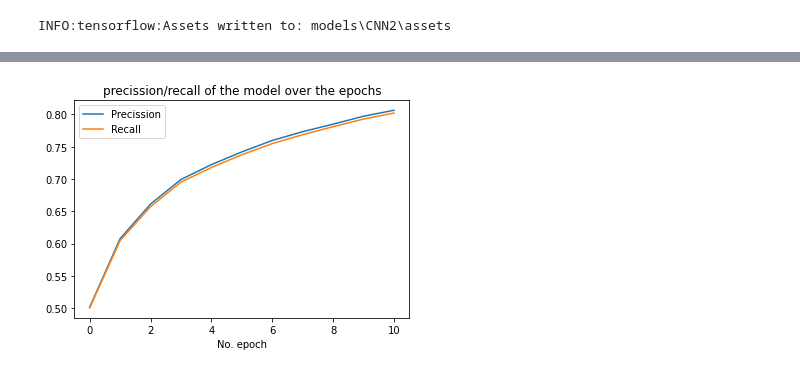
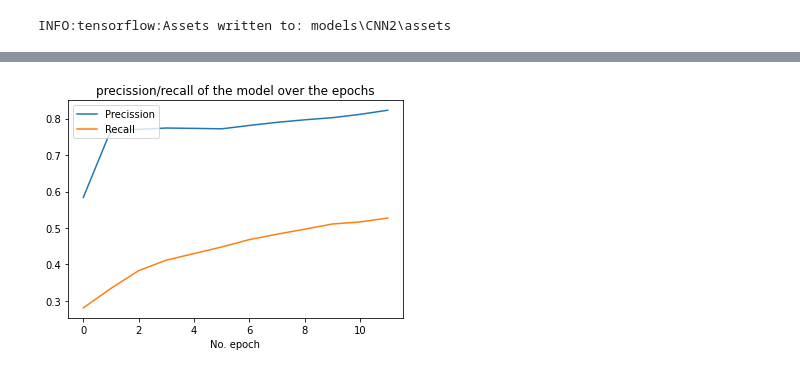
Before and after one commit to cocoalex00/Speech-recognition-COM3025, a Jupyter notebook: CNN.ipynb, the cells around one changed output, grey strips where cells are left out. Drawn from its saved outputs; the diff is of its cells as text; code cells hidden in the pictures.

Commit message:
both models in separate notebooks with evaluation

```diff
--- a/CNN.ipynb
+++ b/CNN.ipynb
@@ -135,9 +70,0 @@ INFO:tensorflow:Assets written to: models\CNN\assets
-# %%
-# Load the model
-model = keras.models.load_model('models\CNN')
-
-
-# Load the history object
-file = open('models\CNN_history', 'rb')
-history = pickle.load(file)
-file.close()
@@ -293,10 +182,10 @@ sns.heatmap(cf_matrix, annot=True, fmt='g' )
 # %%
 # Precision / Recall curve (training)
-plt.plot(history2['precision'], label="Precission")
-plt.plot(history2['recall'], label="Recall")
+plt.plot(history2['precision_1'], label="Precission")
+plt.plot(history2['recall_1'], label="Recall")
 plt.title('precission/recall of the model over the epochs')
 plt.xlabel('No. epoch')
 plt.legend(loc="upper left")
 plt.show()
 # %% [output]
-[figure, old version]
+[figure, new version]
```
Also changed, not shown: parts of 14 cells of this notebook, 1 other file.
